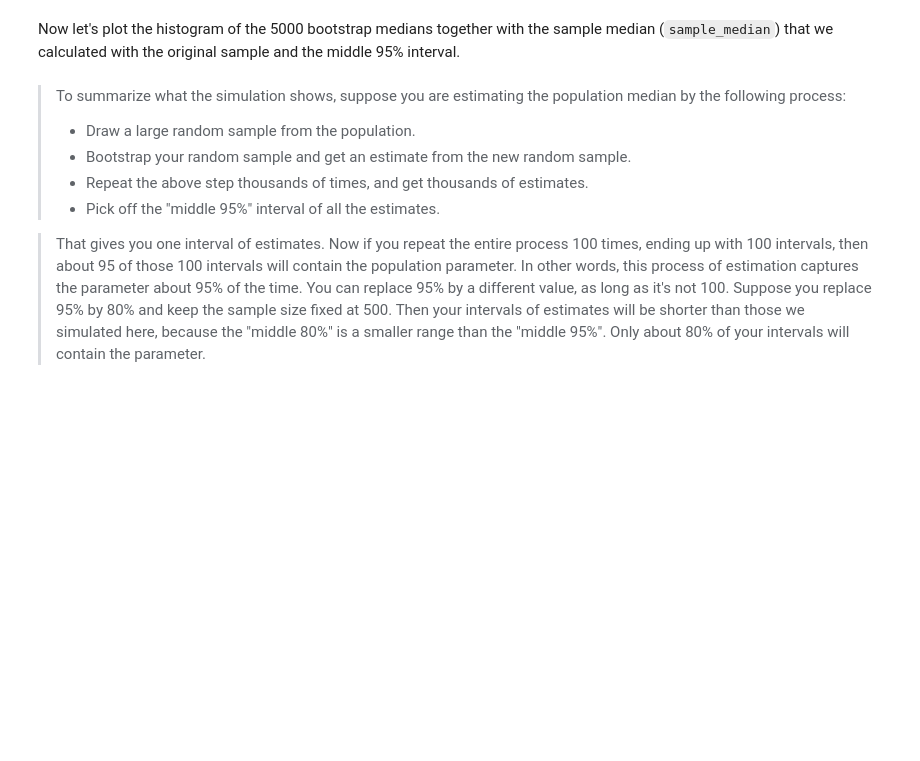
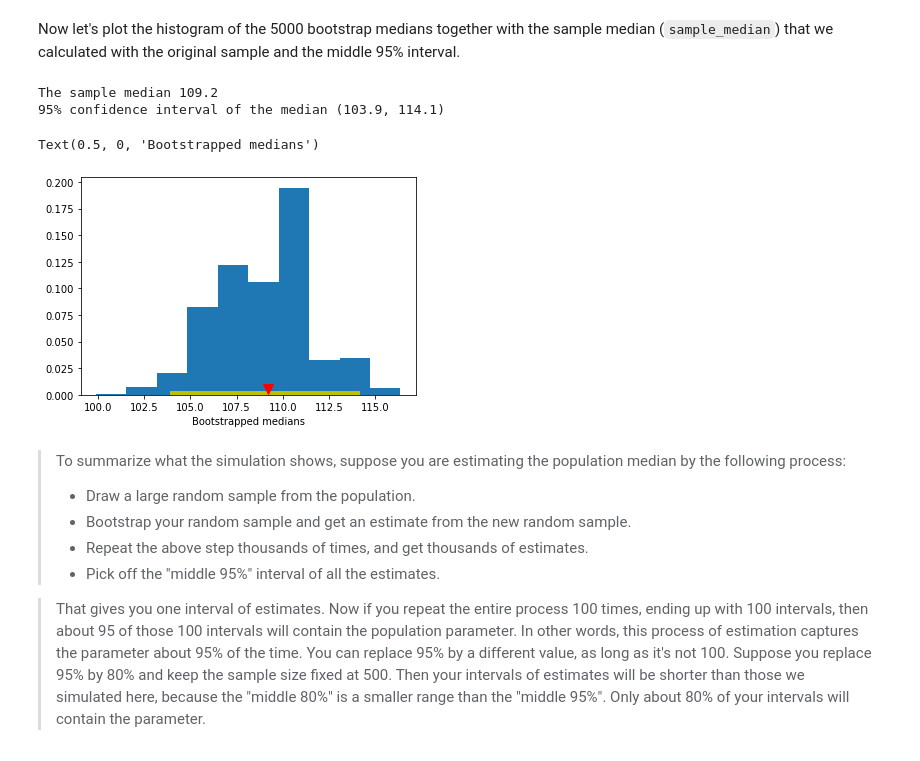
Before and after one commit to IsHaltEchtSo/LU_Stat, a Jupyter notebook: week2/week2_income_distribution-SF2015.ipynb, the cells around one changed output. Cells and saved outputs as stored; diff of their text form; code cells hidden in the pictures; blank space fills up the shorter version.

Commit message:
Finished Income-Notebook. Additionally added Repeated-Bootstrap-Replication.

```diff
--- a/week2/week2_income_distribution-SF2015.ipynb
+++ b/week2/week2_income_distribution-SF2015.ipynb
@@ -254,16 +261,21 @@ bstrap_medians = bootstrap_median(our_sample, 5000)
 Now let's plot the histogram of the 5000 bootstrap medians together with the sample median (`sample_median`) that we calculated with the original sample and the middle 95% interval.
 # %%
 # calculate the right percentile 2.5 and left percentile 97.5 of bstrap_medians
-leftp, rightp =
+leftp, rightp = np.percentile(bstrap_medians, [2.5, 97.5])
 print("The sample median {:.1f}\n95% confidence interval of the median ({:.1f}, {:.1f})".format(sample_median, leftp, rightp))
 
 # plot histogram of the bstrap_medians with the 95% confidence intervals and the sample median
 plt.hist(bstrap_medians, density=True)
 # indicate the middle 95% with an horizontal line
-plt.hlines(0.0, leftp, rightp, 'y', lw=8)  # 5 and 95 percentiles
+plt.hlines(0.0, leftp, rightp, 'y', lw=8)  # 2.5 and 97.5 percentiles
 # indicate the sample median with a red dot
-plt.plot(sample_median, 0.002, 'ro', ms=10)  # median
+plt.plot(sample_median, 0.0053, 'v-r', ms=10)  # median
 plt.xlabel('Bootstrapped medians')
+# %% [output]
+The sample median 109.2
+95% confidence interval of the median (103.9, 114.1)
+Text(0.5, 0, 'Bootstrapped medians')
+[figure, added]
 # %% [markdown]
 > To summarize what the simulation shows, suppose you are estimating the population median by the following process:
 > * Draw a large random sample from the population.
```
Also changed, not shown: parts of 9 cells of this notebook.
